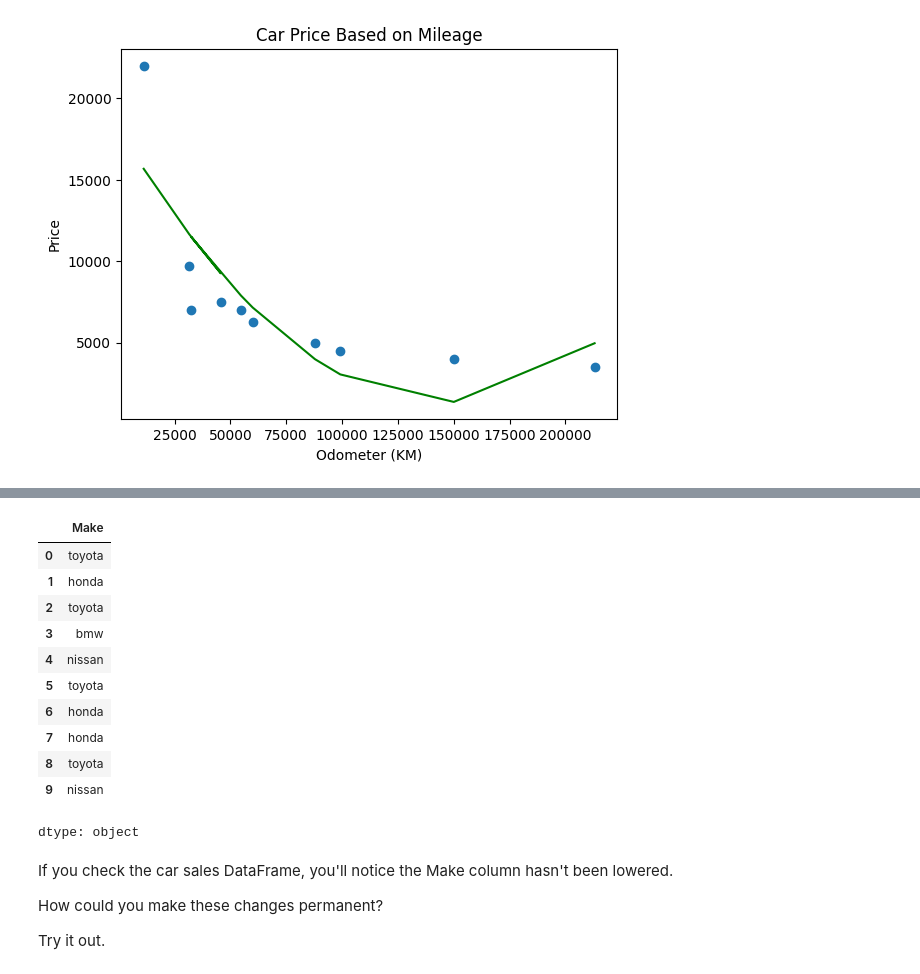
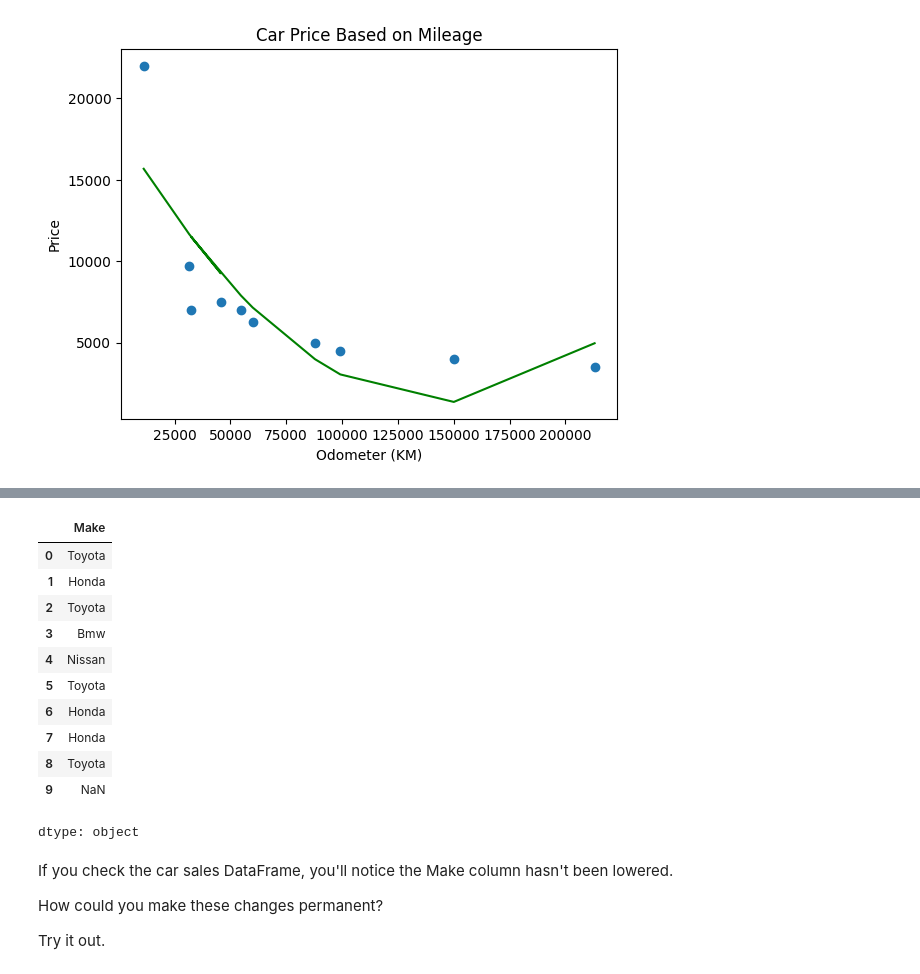
Before and after one commit to Op3yem1/AI_ML_Portfolio, a Jupyter notebook: Car Sales Prediction/car_sales_data.ipynb, the cells around one changed output, grey strips where cells are left out. Drawn from its saved outputs; the diff is of its cells as text; code cells hidden in the pictures.

```diff
--- a/Car Sales Prediction/car_sales_data.ipynb
+++ b/Car Sales Prediction/car_sales_data.ipynb
@@ -420,0 +443,4 @@ dtype('int64')
+# %%
+# Import the car sales DataFrame with missing data ("car-sales-messy-data.csv")
+car_sales_messy= pd.read_csv("car-sales-messy-data.csv")
+car_sales_messy.head(20)
@@ -421,18 +533,18 @@ dtype('int64')
 # %%
-# Lower the strings of the Make column
-car_sales['Make'].str.lower()
+# Make all rows of the Make column proper case
+car_sales_messy['Make'].str.title()
 # %% [output]
 |  | Make |
-| 0 | toyota |
-| 1 | honda |
-| 2 | toyota |
-| 3 | bmw |
-| 4 | nissan |
-| 5 | toyota |
-| 6 | honda |
-| 7 | honda |
-| 8 | toyota |
-| 9 | nissan |
+| 0 | Toyota |
+| 1 | Honda |
+| 2 | Toyota |
+| 3 | Bmw |
+| 4 | Nissan |
+| 5 | Toyota |
+| 6 | Honda |
+| 7 | Honda |
+| 8 | Toyota |
+| 9 | NaN |
 dtype: object
 # %% [markdown]
 If you check the car sales DataFrame, you'll notice the Make column hasn't been lowered.
```
Also changed, not shown: parts of 29 cells of this notebook.
